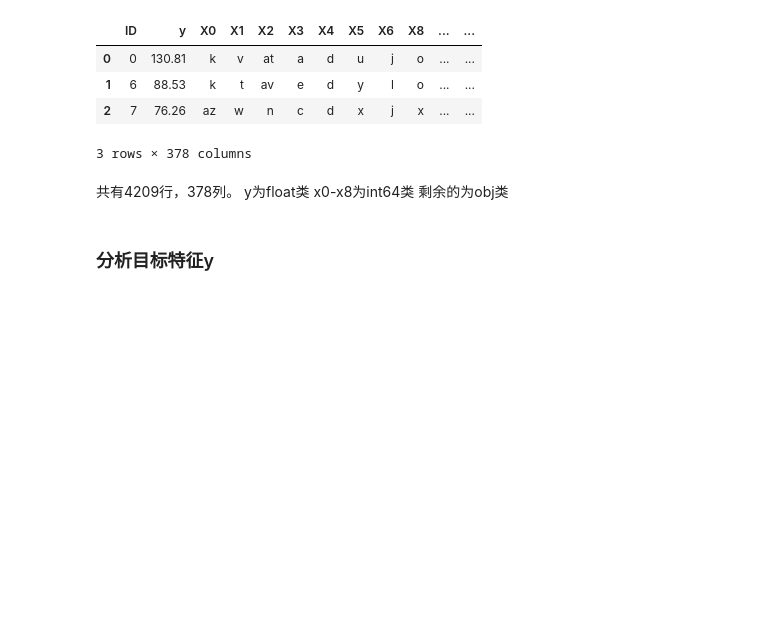
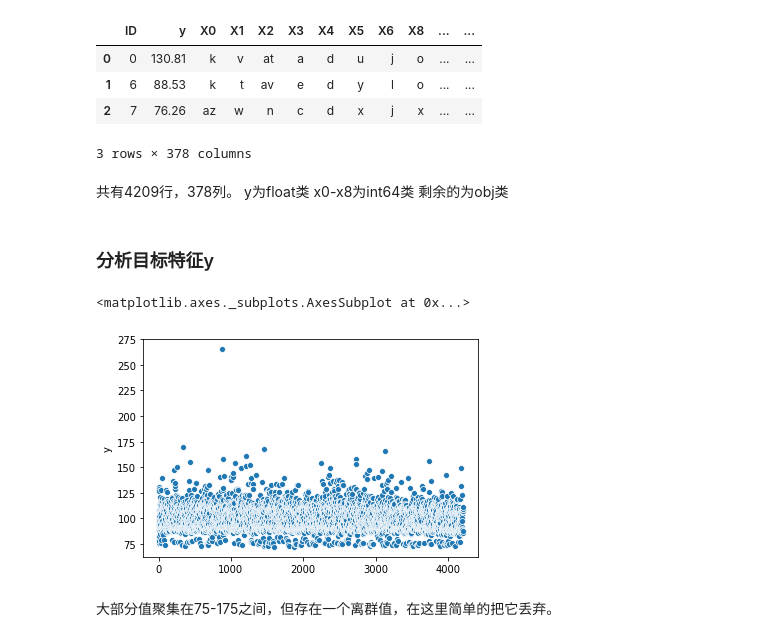
Before and after one commit to bijiale/kaggle, a Jupyter notebook: benz.ipynb, the cells around one changed output. Cells and saved outputs as stored; diff of their text form; code cells hidden in the pictures; blank space fills up the shorter version.

```diff
--- a/benz.ipynb
+++ b/benz.ipynb
@@ -32,3 +33,10 @@ x0-x8为int64类
 剩余的为obj类
 # %% [markdown]
 ### 分析目标特征y
+# %%
+sns.scatterplot(train.index,train['y'])
+# %% [output]
+<matplotlib.axes._subplots.AxesSubplot at 0x...>
+[figure, added]
+# %% [markdown]
+大部分值聚集在75-175之间，但存在一个离群值，在这里简单的把它丢弃。
```
Also changed, not shown: parts of 13 cells of this notebook.
